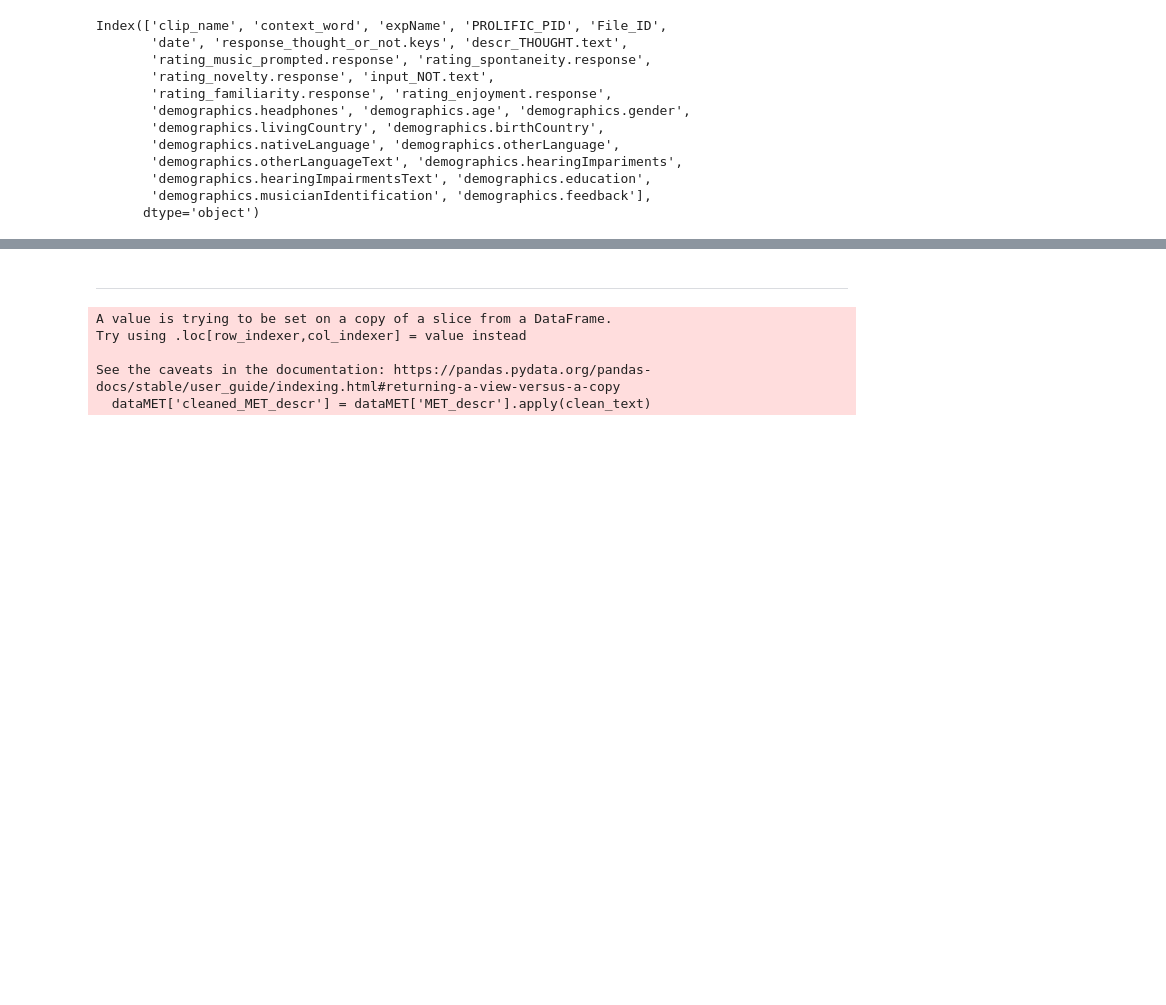
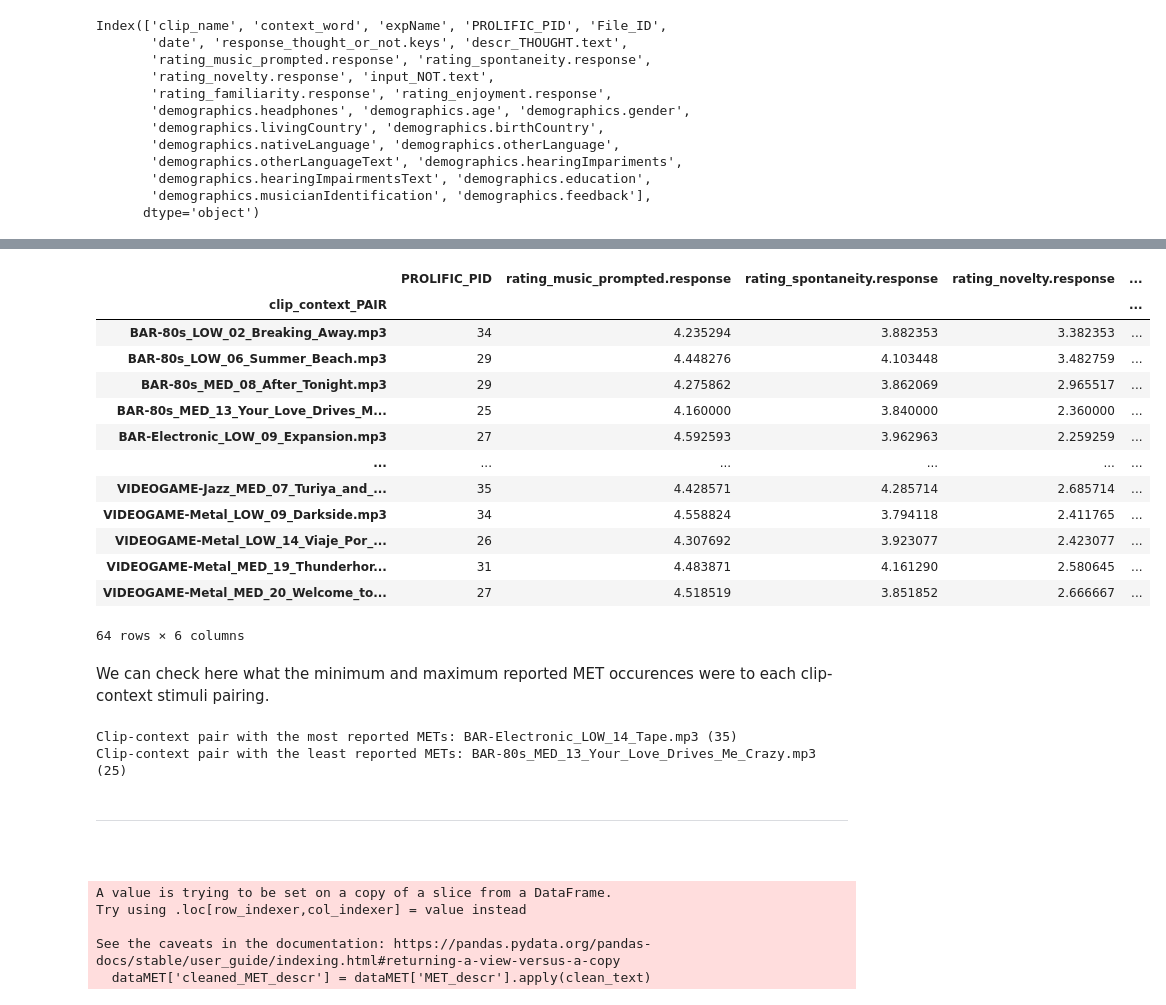
Before and after one commit to HazelvdW/context-framed-listening, a Jupyter notebook: NLP_framed_listening.ipynb, the cells around one changed output, grey strips where cells are left out. Drawn from its saved outputs; the diff is of its cells as text; code cells hidden in the pictures; blank space fills up the shorter version.

Commit message:
setup & descr stats

```diff
--- a/NLP_framed_listening.ipynb
+++ b/NLP_framed_listening.ipynb
@@ -82,7 +121,66 @@ Below we are going to perform some basic descriptive statistics on the dataset.
+# %%
+columns = dataMET.columns.tolist()[1:-1]
+
+# Drop these following columns so they don't aggregate by clip-context grouping:
+drop = ['clip_name', 'context_word', 'expName', 'File_ID', 'date',
+        'descr_THOUGHT.text', 'demographics.headphones', 'demographics.age',
+        'demographics.gender','demographics.livingCountry',
+        'demographics.birthCountry', 'demographics.nativeLanguage',
+        'demographics.otherLanguage', 'demographics.otherLanguageText',
+        'demographics.hearingImpariments', 'demographics.hearingImpairmentsText',
+        'demographics.education','demographics.musicianIdentification',
+        'demographics.feedback']
+
+# Setting up an aggregate function collector
+agg_fun = {}
+
+# As we dropped trials without METs, we can just sum participants for MET occurrence
+agg_fun['PROLIFIC_PID'] = 'count'
+
+# Taking the mean of all columns except participant IDs and dropped columns
+for col in columns:
+    if col not in drop and col != 'PROLIFIC_PID':
+        agg_fun[col] = 'mean'
+
+# Group the dataframe by clip-context pairing, then run the aggregate functions created above
+clipContextDescrStats = dataMET.groupby('clip_context_PAIR').agg(agg_fun)
+display(clipContextDescrStats)
+
+clipContextDescrStats.to_csv('/content/context-framed-listening/clipContextDescrStats.csv', encoding='utf-8')
+# %% [output]
+|  | PROLIFIC_PID | rating_music_prompted.response | rating_spontaneity.response | rating_novelty.response | ... |
+| clip_context_PAIR |  |  |  |  | ... |
+| BAR-80s_LOW_02_Breaking_Away.mp3 | 34 | 4.235294 | 3.882353 | 3.382353 | ... |
+| BAR-80s_LOW_06_Summer_Beach.mp3 | 29 | 4.448276 | 4.103448 | 3.482759 | ... |
+| BAR-80s_MED_08_After_Tonight.mp3 | 29 | 4.275862 | 3.862069 | 2.965517 | ... |
+| BAR-80s_MED_13_Your_Love_Drives_M... | 25 | 4.160000 | 3.840000 | 2.360000 | ... |
+| BAR-Electronic_LOW_09_Expansion.mp3 | 27 | 4.592593 | 3.962963 | 2.259259 | ... |
+| ... | ... | ... | ... | ... | ... |
+| VIDEOGAME-Jazz_MED_07_Turiya_and_... | 35 | 4.428571 | 4.285714 | 2.685714 | ... |
+| VIDEOGAME-Metal_LOW_09_Darkside.mp3 | 34 | 4.558824 | 3.794118 | 2.411765 | ... |
+| VIDEOGAME-Metal_LOW_14_Viaje_Por_... | 26 | 4.307692 | 3.923077 | 2.423077 | ... |
+| VIDEOGAME-Metal_MED_19_Thunderhor... | 31 | 4.483871 | 4.161290 | 2.580645 | ... |
+| VIDEOGAME-Metal_MED_20_Welcome_to... | 27 | 4.518519 | 3.851852 | 2.666667 | ... |
+64 rows × 6 columns
+# %% [markdown]
+We can check here what the minimum and maximum reported MET occurences were to each clip-context stimuli pairing.
+# %%
+mostMETs_ccpair = clipContextDescrStats['PROLIFIC_PID'].idxmax()
+leastMETs_ccpair = clipContextDescrStats['PROLIFIC_PID'].idxmin()
+mostMETs_value = clipContextDescrStats['PROLIFIC_PID'].max()
+leastMETs_value = clipContextDescrStats['PROLIFIC_PID'].min()
+
+print(f"Clip-context pair with the most reported METs: {mostMETs_ccpair} ({mostMETs_value})")
+print(f"Clip-context pair with the least reported METs: {leastMETs_ccpair} ({leastMETs_value})")
+# %% [output]
+Clip-context pair with the most reported METs: BAR-Electronic_LOW_14_Tape.mp3 (35)
+Clip-context pair with the least reported METs: BAR-80s_MED_13_Your_Love_Drives_Me_Crazy.mp3 (25)
 # %% [markdown]
 
 
 ---
+# %% [markdown]
+##
 # %%
 import re
 
```
Also changed, not shown: parts of 7 cells of this notebook.
